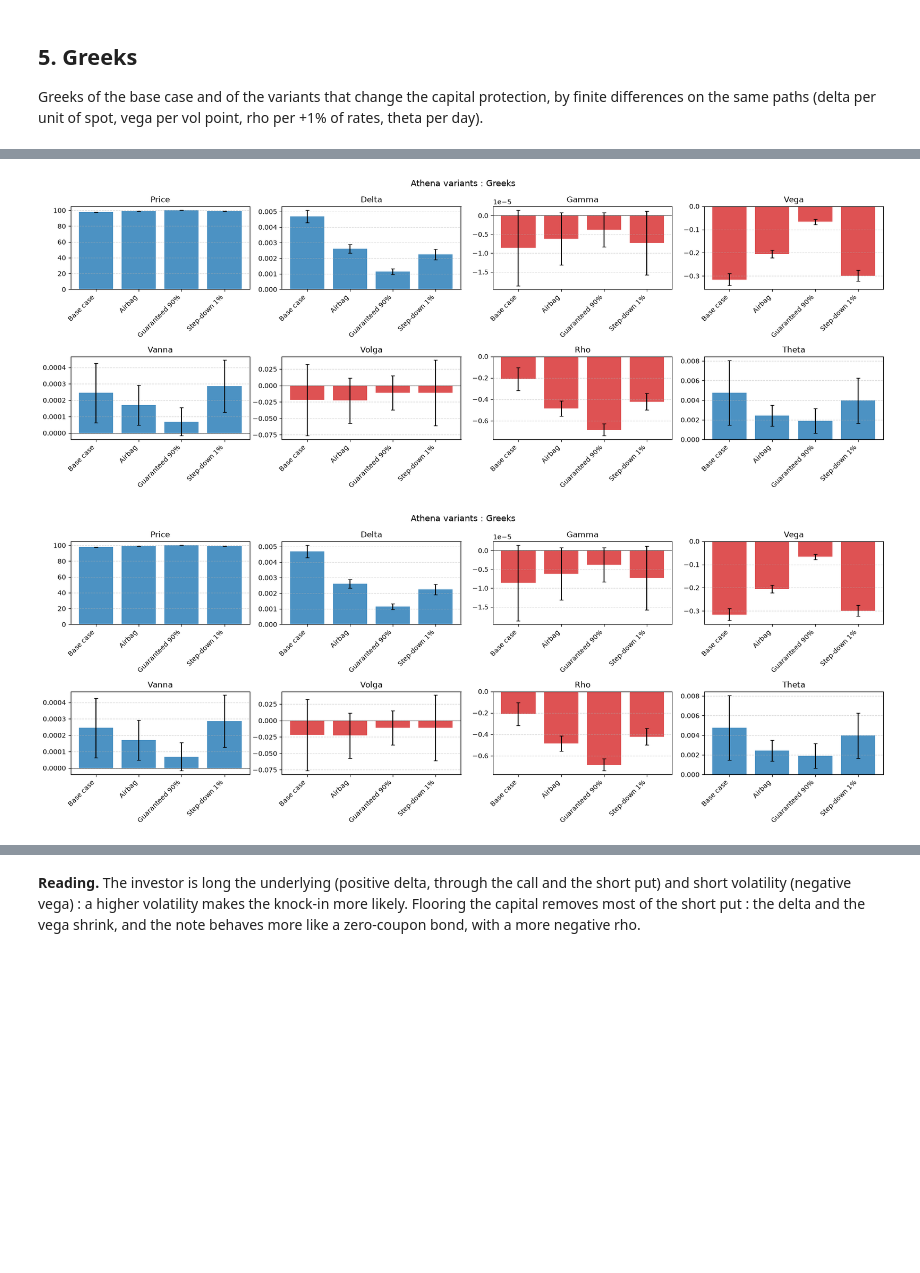
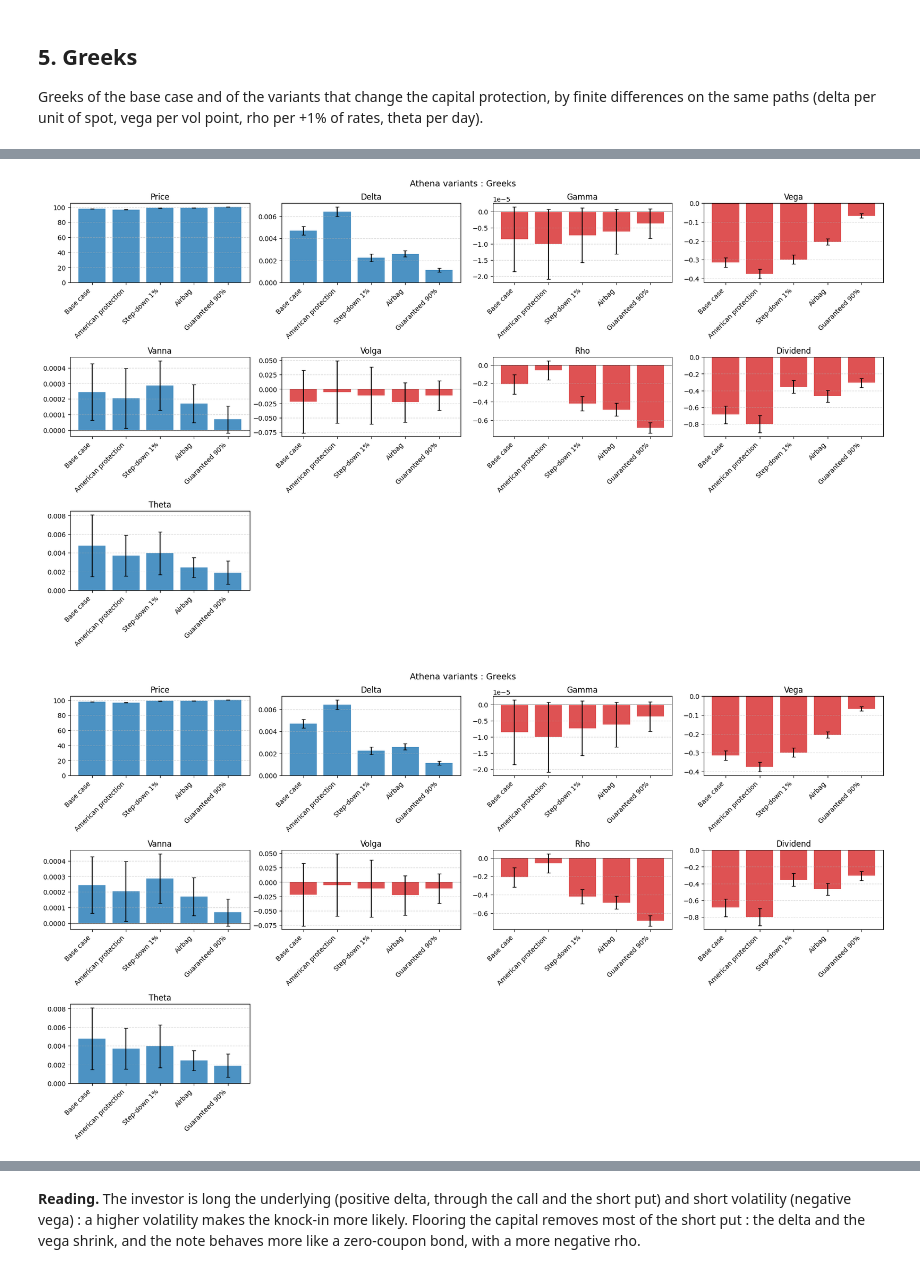
Before and after one commit to bengueddalauzonelias/portfolio, a Jupyter notebook: Products/Athena/athena_synthetic_pricing.ipynb, the cells around one changed output, grey strips where cells are left out. Drawn from its saved outputs; the diff is of its cells as text; code cells hidden in the pictures; blank space fills up the shorter version.

```diff
--- a/Products/Athena/athena_synthetic_pricing.ipynb
+++ b/Products/Athena/athena_synthetic_pricing.ipynb
@@ -486,10 +796,13 @@ Greeks of the base case and of the variants that change the capital protection,
 # %%
 greek_notes = {
     "Base case": base,
+    "American protection": Athena(4.0, S0, 0.06, frequency=0.25, protection_barrier=0.6, protection_type="american"),
+    "Step-down 1%": Athena(4.0, S0, 0.06, frequency=0.25, step_down=0.01),
     "Airbag": Athena(4.0, S0, 0.06, frequency=0.25, protection_barrier=0.6, put_strike=0.6),
     "Guaranteed 90%": Athena(4.0, S0, 0.06, frequency=0.25, protection_barrier=0.6, floor=0.9),
-    "Step-down 1%": Athena(4.0, S0, 0.06, frequency=0.25, step_down=0.01),
 }
-greeks = Greeks(pricer).table(heston, list(greek_notes.values()), labels=list(greek_notes), with_stderr=True)
+greeks = Greeks(pricer).table(heston, list(greek_notes.values()), labels=list(greek_notes), with_stderr=True,
+                              greeks=("delta", "gamma", "vega", "vanna", "volga", "rho", "dividend", "theta"))
+greeks["delta 1%"] = greeks["delta"] * S0 / 100                       # value change of a 1% move of the index
 greeks[[c for c in greeks.columns if not c.endswith("stderr")]]
 # %% [output]
@@ -501,5 +815,5 @@ greeks[[c for c in greeks.columns if not c.endswith("stderr")]]
 # %%
-plot_greeks_bars(greeks, title="Athena variants : Greeks")
+plot_greeks_bars(greeks, greeks=("price", "delta", "gamma", "vega", "vanna", "volga", "rho", "dividend", "theta"), title="Athena variants : Greeks")
 # %% [output]
-[figure, old version]
+[figure, new version]
-[figure, old version]
+[figure, new version]
```
Also changed, not shown: parts of 37 cells of this notebook, 38 other files.
